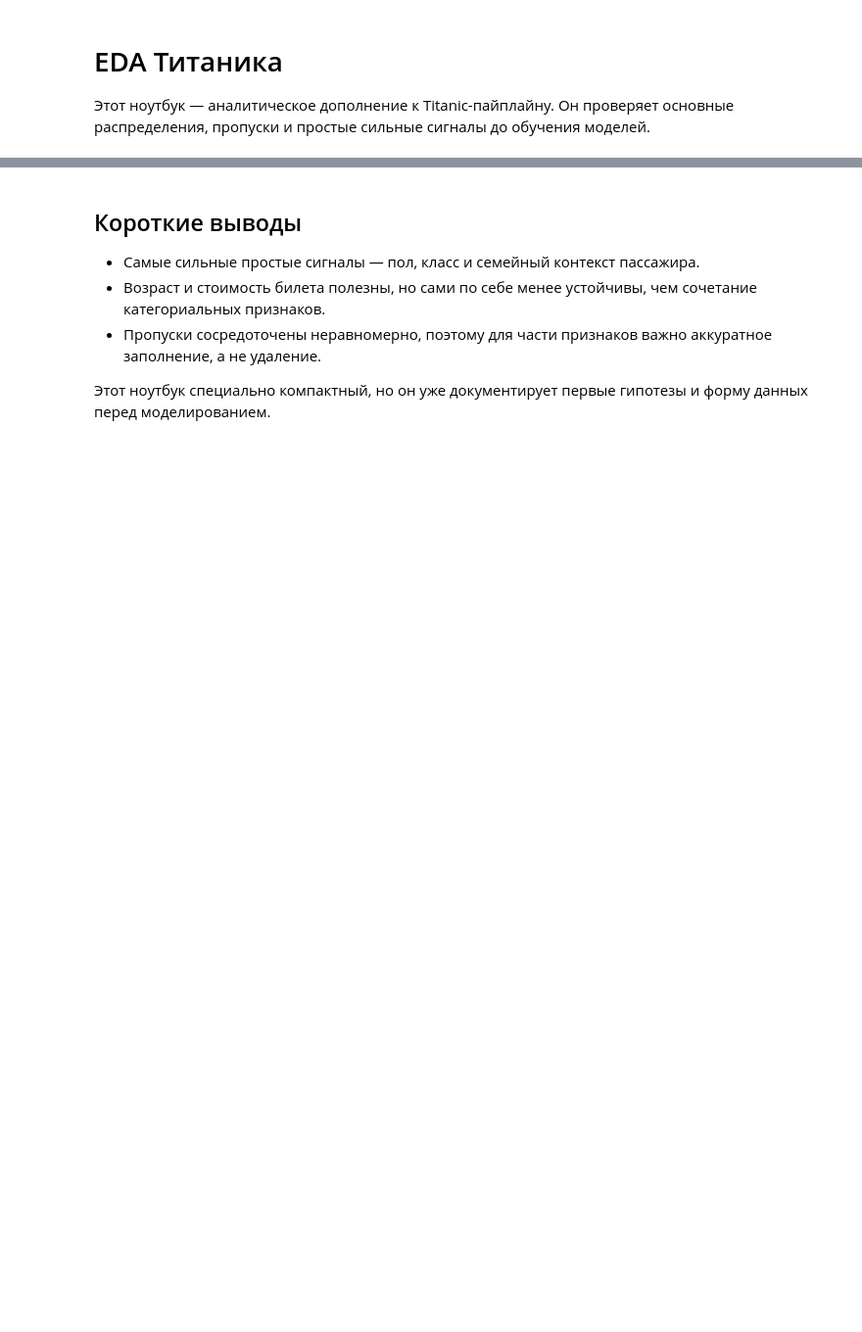
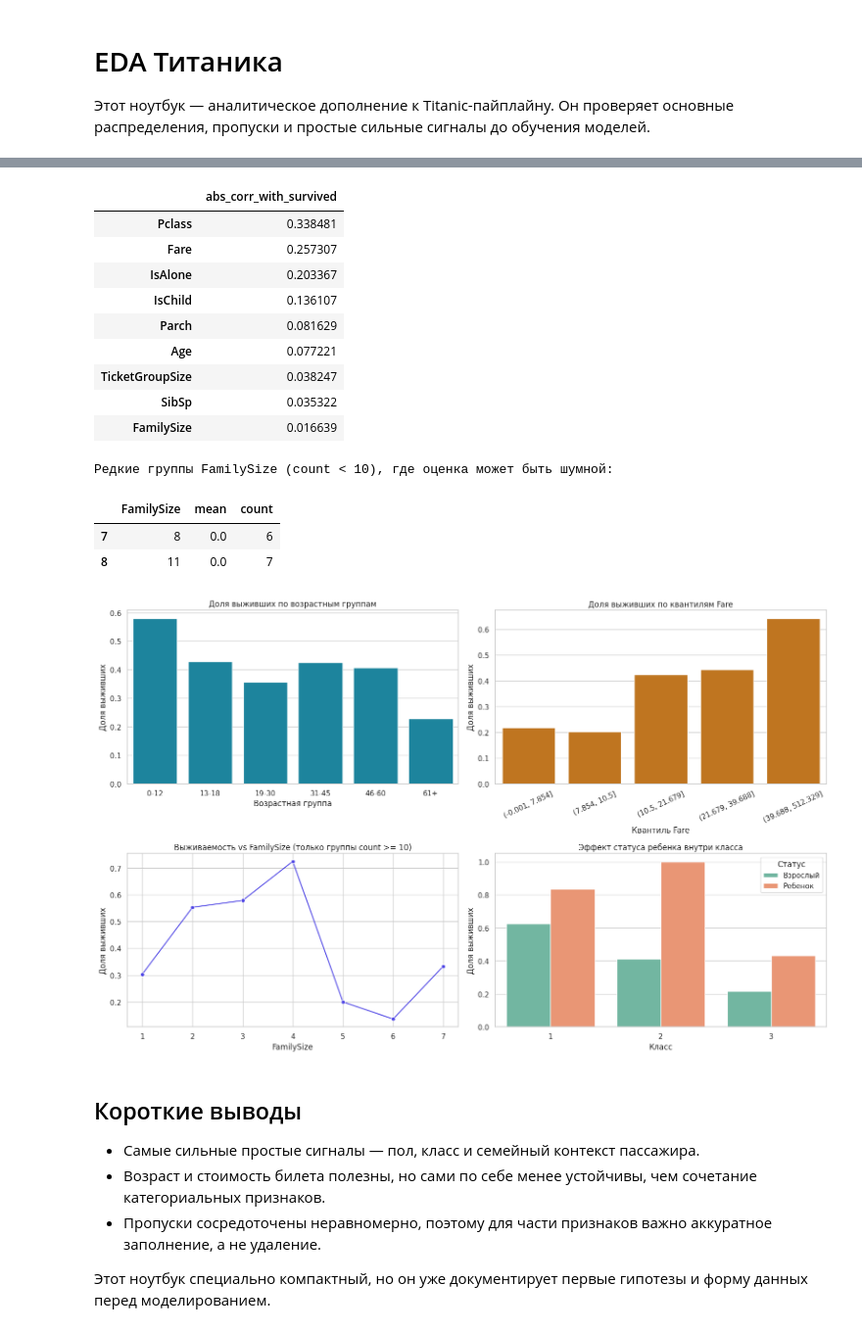
Before and after one commit to PavlikElektrik/titanic_project, a Jupyter notebook: notebooks/eda.ipynb, the cells around one changed output, grey strips where cells are left out. Shown at 98% size. Cells and saved outputs as stored; diff of their text form; code cells hidden in the pictures; blank space fills up the shorter version.

```diff
--- a/notebooks/eda.ipynb
+++ b/notebooks/eda.ipynb
@@ -39,17 +124,70 @@ plt.tight_layout()
 # %%
-fig, axes = plt.subplots(1, 2, figsize=(14, 5))
+# 2) Возраст/стоимость/семейный контекст: где реально виден сигнал
+fig, axes = plt.subplots(2, 2, figsize=(16, 10))
 
-sns.histplot(train["Fare"], bins=40, kde=True, ax=axes[0], color="#d97706")
-axes[0].set_title("Распределение стоимости билета (Fare)")
-axes[0].set_xlabel("Стоимость билета")
+age_view = train.dropna(subset=["Age"]).copy()
+age_view["AgeBand"] = pd.cut(
+    age_view["Age"],
+    bins=[0, 12, 18, 30, 45, 60, 80],
+    labels=["0-12", "13-18", "19-30", "31-45", "46-60", "61+"],
+    include_lowest=True,
+)
+age_rate = age_view.groupby("AgeBand", as_index=False, observed=False)["Survived"].mean()
+sns.barplot(data=age_rate, x="AgeBand", y="Survived", ax=axes[0, 0], color="#0891b2")
+axes[0, 0].set_title("Доля выживших по возрастным группам")
+axes[0, 0].set_xlabel("Возрастная группа")
+axes[0, 0].set_ylabel("Доля выживших")
 
-missing = train.isna().mean().sort_values(ascending=False).head(15)
-sns.barplot(x=missing.values, y=missing.index, ax=axes[1], color="#64748b")
-axes[1].set_title("Топ столбцов по доле пропусков")
-axes[1].set_xlabel("Доля пропусков")
-axes[1].set_ylabel("Столбец")
+fare_view = train.copy()
+fare_view["FareFilled"] = fare_view["Fare"].fillna(fare_view["Fare"].median())
+fare_view["FareBand"] = pd.qcut(fare_view["FareFilled"], q=5, duplicates="drop")
+fare_rate = fare_view.groupby("FareBand", as_index=False, observed=False)["Survived"].mean()
+sns.barplot(data=fare_rate, x="FareBand", y="Survived", ax=axes[0, 1], color="#d97706")
+axes[0, 1].set_title("Доля выживших по квантилям Fare")
+axes[0, 1].set_xlabel("Квантиль Fare")
+axes[0, 1].set_ylabel("Доля выживших")
+axes[0, 1].tick_params(axis="x", rotation=25)
+
+family_stats = train.groupby("FamilySize")["Survived"].agg(["mean", "count"]).reset_index()
+family_rate = family_stats.query("count >= 10")
+sns.lineplot(data=family_rate, x="FamilySize", y="mean", marker="o", ax=axes[1, 0], color="#4f46e5")
+axes[1, 0].set_title("Выживаемость vs FamilySize (только группы count >= 10)")
+axes[1, 0].set_xlabel("FamilySize")
+axes[1, 0].set_ylabel("Доля выживших")
+
+child_class = train.groupby(["IsChild", "Pclass"], as_index=False)["Survived"].mean()
+child_class["IsChildLabel"] = child_class["IsChild"].map({0: "Взрослый", 1: "Ребенок"})
+sns.barplot(data=child_class, x="Pclass", y="Survived", hue="IsChildLabel", ax=axes[1, 1], palette="Set2")
+axes[1, 1].set_title("Эффект статуса ребенка внутри класса")
+axes[1, 1].set_xlabel("Класс")
+axes[1, 1].set_ylabel("Доля выживших")
+axes[1, 1].legend(title="Статус")
 
 plt.tight_layout()
+
+# Топ фичей по силе связи с таргетом (без сложных моделей)
+num_cols = ["Pclass", "Age", "SibSp", "Parch", "Fare", "FamilySize", "IsAlone", "IsChild", "TicketGroupSize"]
+corr_abs = train[num_cols + ["Survived"]].corr(numeric_only=True)["Survived"].drop("Survived").abs().sort_values(ascending=False)
+display(corr_abs.rename("abs_corr_with_survived").to_frame())
+
+print("Редкие группы FamilySize (count < 10), где оценка может быть шумной:")
+display(family_stats.query("count < 10").sort_values("FamilySize"))
+# %% [output]
+|  | abs_corr_with_survived |
+| Pclass | 0.338481 |
+| Fare | 0.257307 |
+| IsAlone | 0.203367 |
+| IsChild | 0.136107 |
+| Parch | 0.081629 |
+| Age | 0.077221 |
+| TicketGroupSize | 0.038247 |
+| SibSp | 0.035322 |
+| FamilySize | 0.016639 |
+Редкие группы FamilySize (count < 10), где оценка может быть шумной:
+|  | FamilySize | mean | count |
+| 7 | 8 | 0.0 | 6 |
+| 8 | 11 | 0.0 | 7 |
+[figure, added]
 # %% [markdown]
 ## Короткие выводы
 
```
Also changed, not shown: parts of 2 cells of this notebook.
